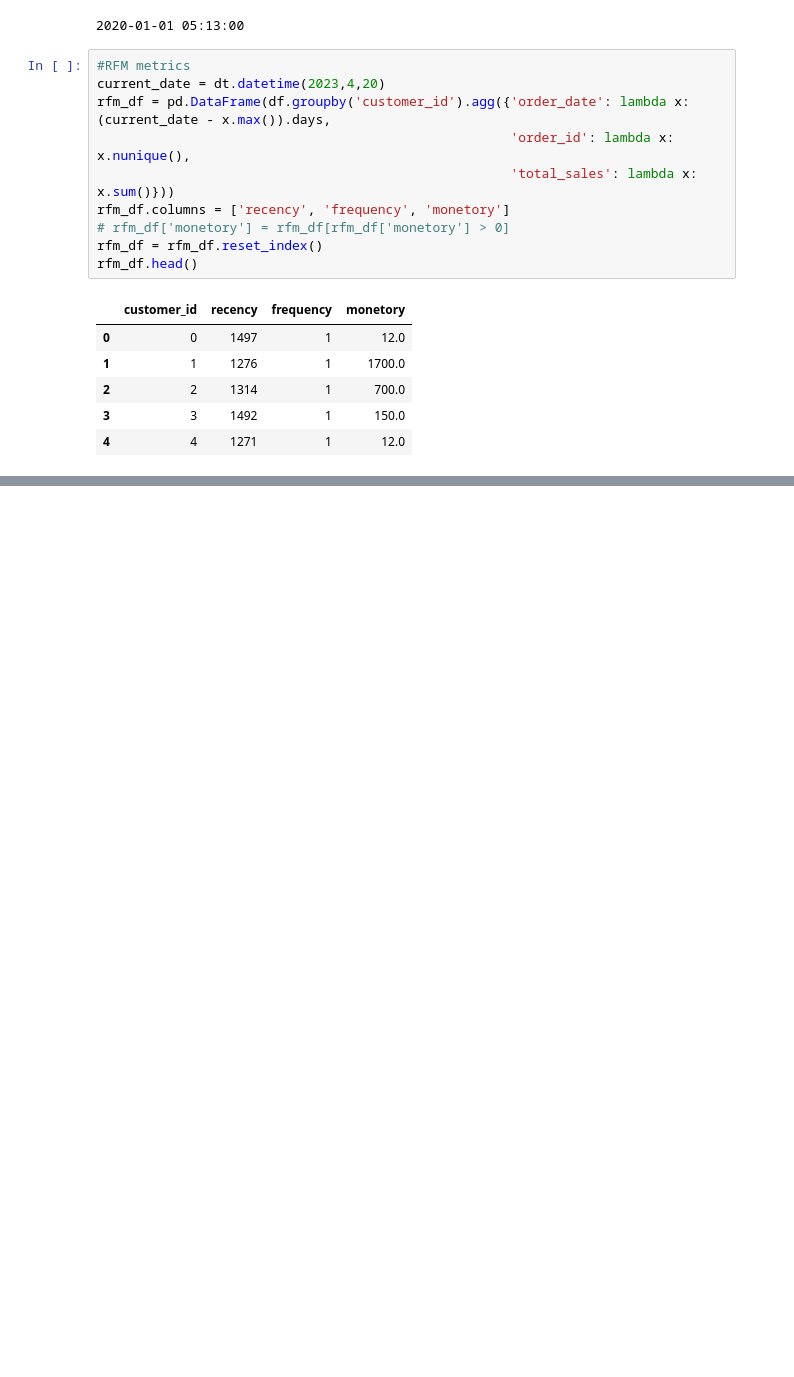
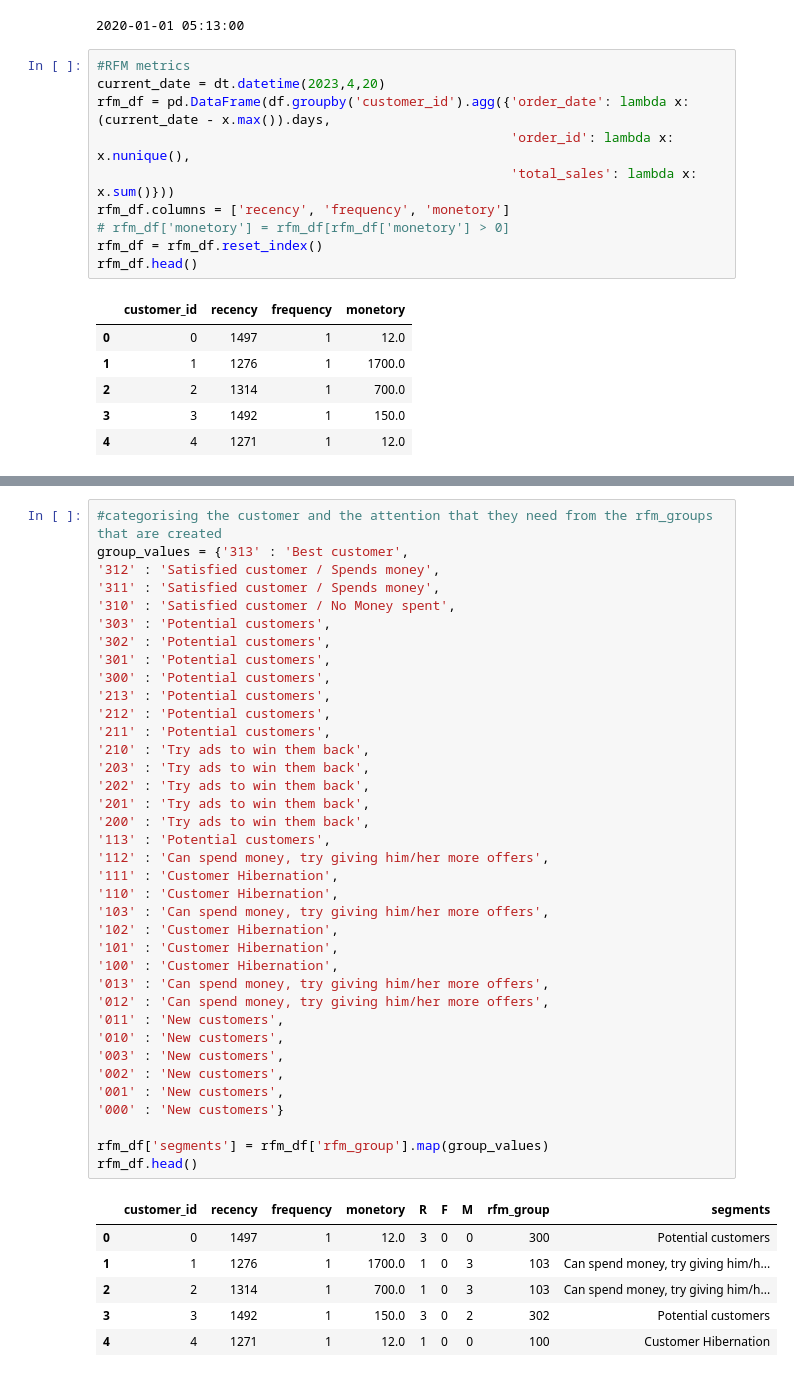
Before and after one commit to subhasish121995/Sales_Analysis, a Jupyter notebook: main_file_v1.0.ipynb, the cells around one changed output, grey strips where cells are left out. Drawn from its saved outputs; the diff is of its cells as text; blank space fills up the shorter version.

```diff
--- a/main_file_v1.0.ipynb
+++ b/main_file_v1.0.ipynb
@@ -399,0 +404,44 @@ rfm_summary = rfm_df_scores.groupby()
+# %%
+#categorising the customer and the attention that they need from the rfm_groups that are created
+group_values = {'313' : 'Best customer',
+'312' : 'Satisfied customer / Spends money',
+'311' : 'Satisfied customer / Spends money',
+'310' : 'Satisfied customer / No Money spent',
+'303' : 'Potential customers',
+'302' : 'Potential customers',
+'301' : 'Potential customers',
+'300' : 'Potential customers',
+'213' : 'Potential customers',
+'212' : 'Potential customers',
+'211' : 'Potential customers',
+'210' : 'Try ads to win them back',
+'203' : 'Try ads to win them back',
+'202' : 'Try ads to win them back',
+'201' : 'Try ads to win them back',
+'200' : 'Try ads to win them back',
+'113' : 'Potential customers',
+'112' : 'Can spend money, try giving him/her more offers',
+'111' : 'Customer Hibernation',
+'110' : 'Customer Hibernation',
+'103' : 'Can spend money, try giving him/her more offers',
+'102' : 'Customer Hibernation',
+'101' : 'Customer Hibernation',
+'100' : 'Customer Hibernation',
+'013' : 'Can spend money, try giving him/her more offers',
+'012' : 'Can spend money, try giving him/her more offers',
+'011' : 'New customers',
+'010' : 'New customers',
+'003' : 'New customers',
+'002' : 'New customers',
+'001' : 'New customers',
+'000' : 'New customers'}
+
+rfm_df['segments'] = rfm_df['rfm_group'].map(group_values)
+rfm_df.head()
+# %% [output]
+|  | customer_id | recency | frequency | monetory | R | F | M | rfm_group | segments |
+| 0 | 0 | 1497 | 1 | 12.0 | 3 | 0 | 0 | 300 | Potential customers |
+| 1 | 1 | 1276 | 1 | 1700.0 | 1 | 0 | 3 | 103 | Can spend money, try giving him/h... |
+| 2 | 2 | 1314 | 1 | 700.0 | 1 | 0 | 3 | 103 | Can spend money, try giving him/h... |
+| 3 | 3 | 1492 | 1 | 150.0 | 3 | 0 | 2 | 302 | Potential customers |
+| 4 | 4 | 1271 | 1 | 12.0 | 1 | 0 | 0 | 100 | Customer Hibernation |
```
Also changed, not shown: parts of 4 cells of this notebook.
